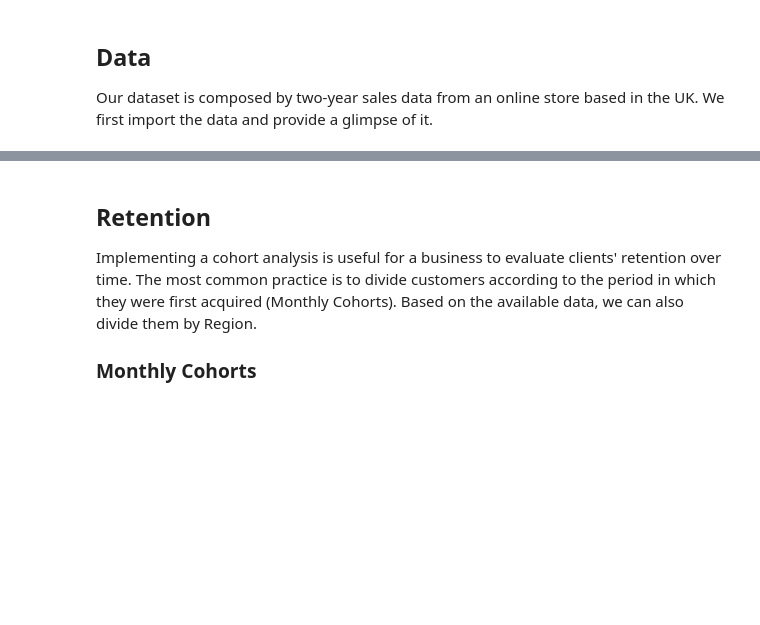
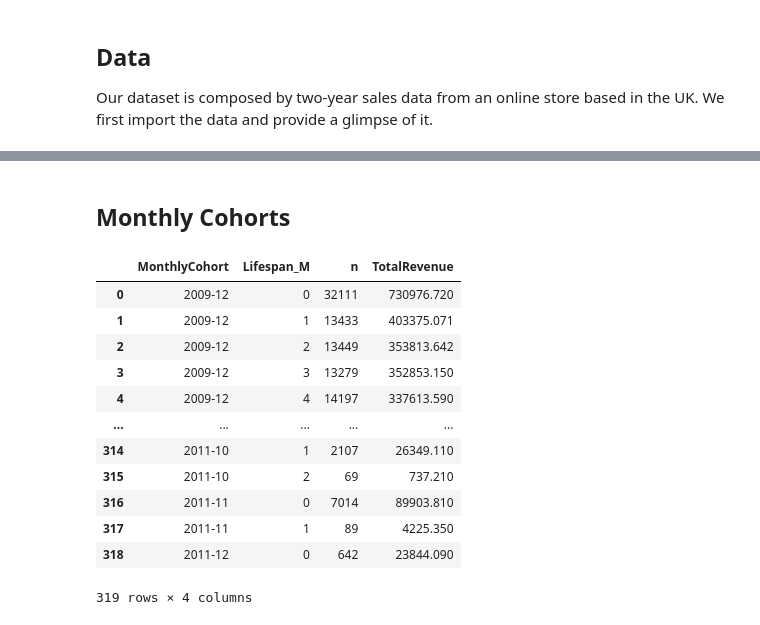
Before and after one commit to antobzzll/antobzzll.github.io, a Jupyter notebook: posts/cohort-analysis/index.ipynb, the cells around one changed output, grey strips where cells are left out. Cells and saved outputs as stored; diff of their text form; code cells hidden in the pictures; blank space fills up the shorter version.

```diff
--- a/posts/cohort-analysis/index.ipynb
+++ b/posts/cohort-analysis/index.ipynb
@@ -72,6 +72,21 @@ df.head()
 # %% [markdown]
-## Retention
-
-Implementing a cohort analysis is useful for a business to evaluate clients' retention over time. The most common practice is to divide customers according to the period in which they were first acquired (Monthly Cohorts). Based on the available data, we can also divide them by Region.
-
-### Monthly Cohorts
+## Monthly Cohorts
+# %%
+grouped_m = df.groupby(['MonthlyCohort', 'Lifespan_M']).agg(
+    n=('CustomerID', 'count'),
+    TotalRevenue=('Amount', 'sum')).reset_index()
+grouped_m
+# %% [output]
+|  | MonthlyCohort | Lifespan_M | n | TotalRevenue |
+| 0 | 2009-12 | 0 | 32111 | 730976.720 |
+| 1 | 2009-12 | 1 | 13433 | 403375.071 |
+| 2 | 2009-12 | 2 | 13449 | 353813.642 |
+| 3 | 2009-12 | 3 | 13279 | 352853.150 |
+| 4 | 2009-12 | 4 | 14197 | 337613.590 |
+| ... | ... | ... | ... | ... |
+| 314 | 2011-10 | 1 | 2107 | 26349.110 |
+| 315 | 2011-10 | 2 | 69 | 737.210 |
+| 316 | 2011-11 | 0 | 7014 | 89903.810 |
+| 317 | 2011-11 | 1 | 89 | 4225.350 |
+| 318 | 2011-12 | 0 | 642 | 23844.090 |
+319 rows × 4 columns
```
Also changed, not shown: parts of 12 cells of this notebook, 4 other files.
